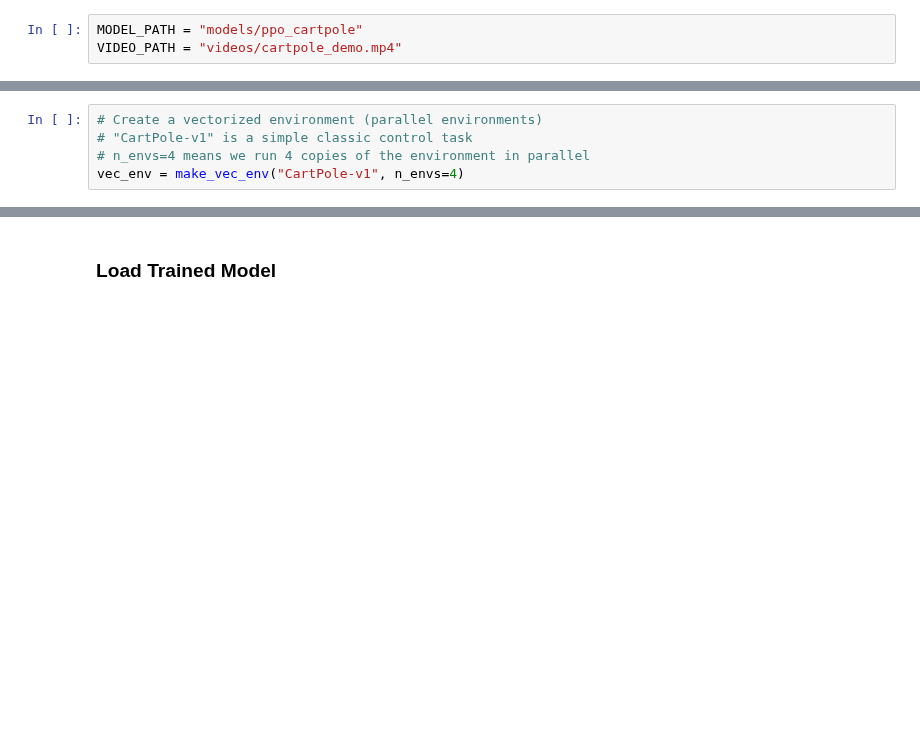
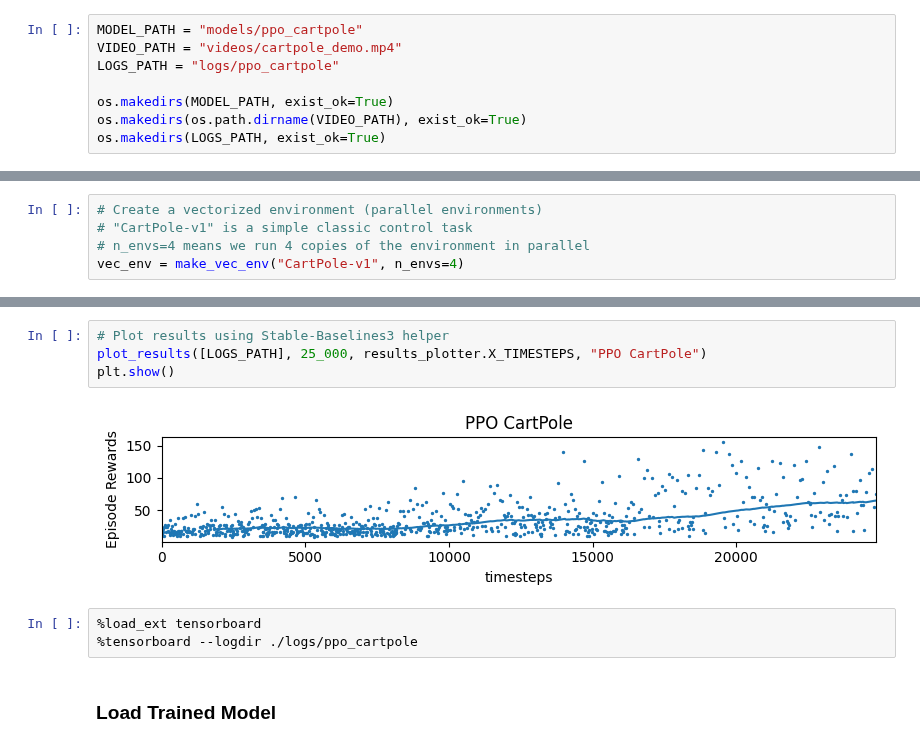
Before and after one commit to anton-dergunov/hugging-face-deep-rl, a Jupyter notebook: 00_cartpole.ipynb, the cells around one changed output, grey strips where cells are left out. Saved outputs shown, nothing was run; the diff lists cells and outputs as text; blank space fills up the shorter version.

```diff
--- a/00_cartpole.ipynb
+++ b/00_cartpole.ipynb
@@ -31,6 +32,11 @@ warnings.filterwarnings("ignore", category=DeprecationWarning, module='pkg_resou
 # %%
 MODEL_PATH = "models/ppo_cartpole"
 VIDEO_PATH = "videos/cartpole_demo.mp4"
+LOGS_PATH = "logs/ppo_cartpole"
+
+os.makedirs(MODEL_PATH, exist_ok=True)
+os.makedirs(os.path.dirname(VIDEO_PATH), exist_ok=True)
+os.makedirs(LOGS_PATH, exist_ok=True)
 # %% [markdown]
 ### Create Environment
 # %%
@@ -75,3 +111,12 @@ Using cpu device
+# %%
+# Plot results using Stable-Baselines3 helper
+plot_results([LOGS_PATH], 25_000, results_plotter.X_TIMESTEPS, "PPO CartPole")
+plt.show()
+# %% [output]
+[figure, added]
+# %%
+%load_ext tensorboard
+%tensorboard --logdir ./logs/ppo_cartpole
 # %% [markdown]
 ### Load Trained Model
 # %%
```
Also changed, not shown: parts of 6 cells of this notebook, 1 other file.
